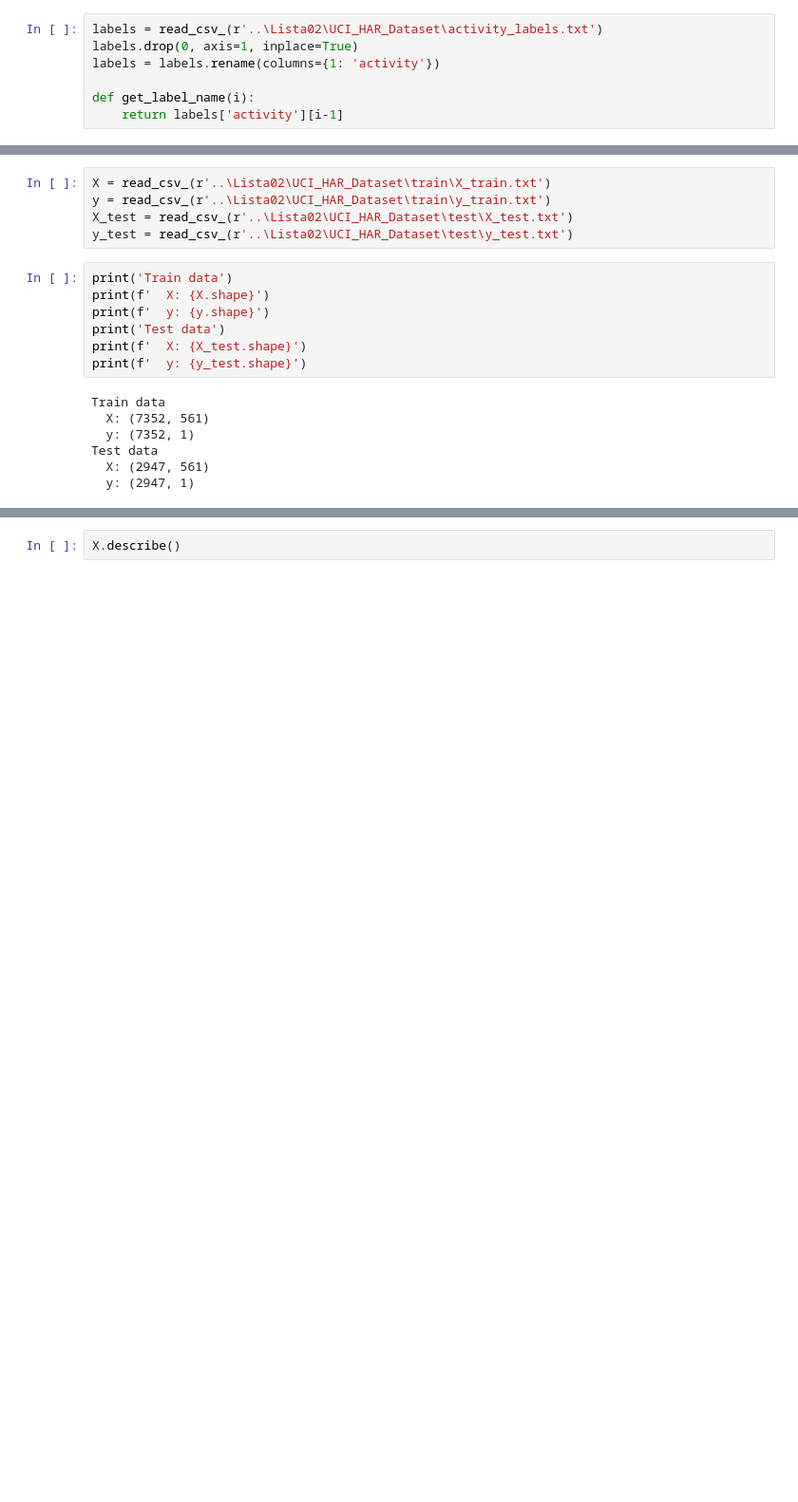
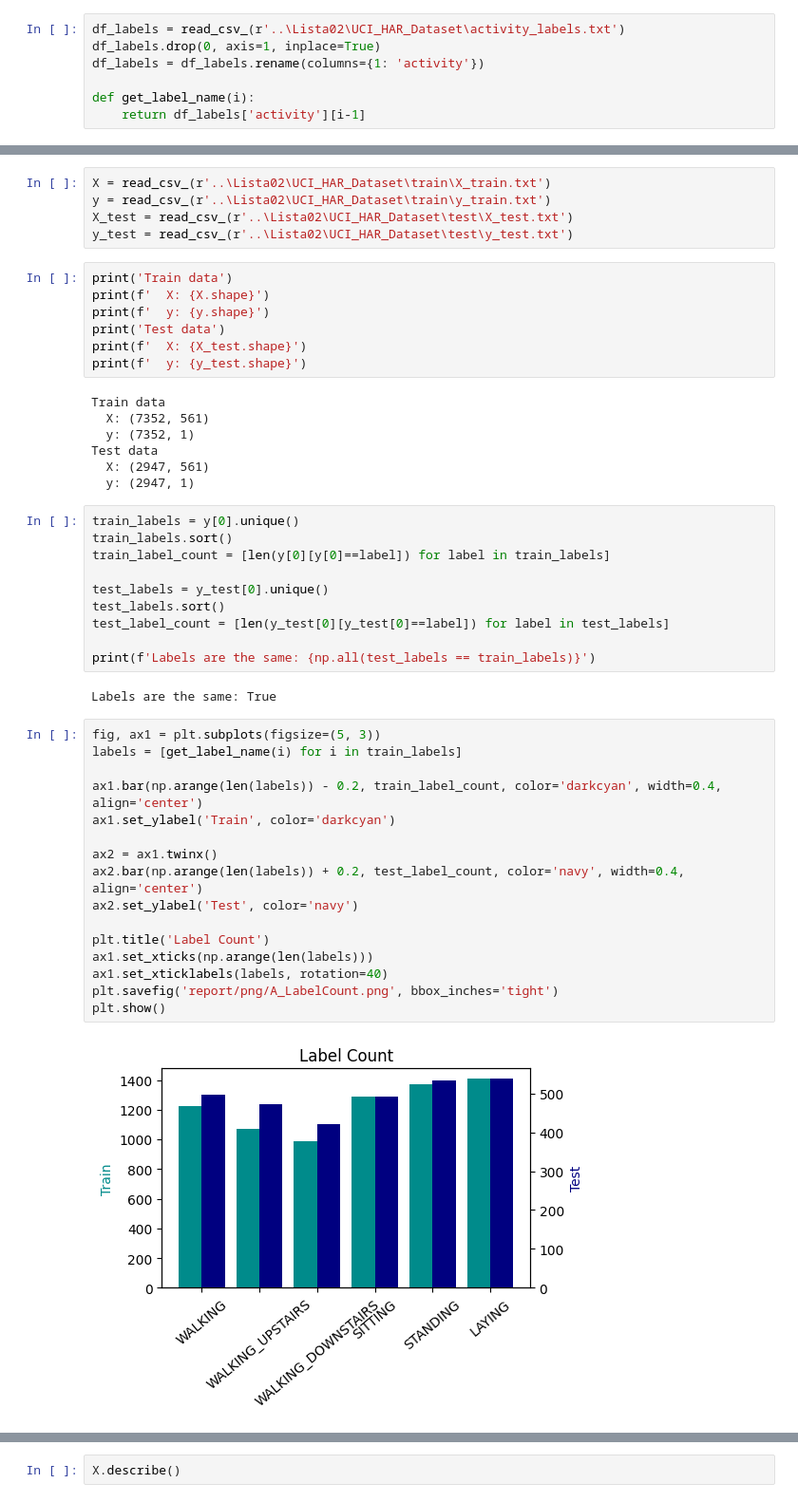
Before and after one commit to TiagoCAAmorim/machine_learning, a Jupyter notebook: Lista02/Lista02.ipynb, the cells around one changed output, grey strips where cells are left out. Shown at 95% size. Saved outputs shown, nothing was run; the diff lists cells and outputs as text; blank space fills up the shorter version.

```diff
--- a/Lista02/Lista02.ipynb
+++ b/Lista02/Lista02.ipynb
@@ -53,10 +69,10 @@ def read_csv_(path, sep=r"\s+|;|:|,"):
         engine='python',
         header=None)
 # %%
-labels = read_csv_(r'..\Lista02\UCI_HAR_Dataset\activity_labels.txt')
-labels.drop(0, axis=1, inplace=True)
-labels = labels.rename(columns={1: 'activity'})
+df_labels = read_csv_(r'..\Lista02\UCI_HAR_Dataset\activity_labels.txt')
+df_labels.drop(0, axis=1, inplace=True)
+df_labels = df_labels.rename(columns={1: 'activity'})
 
 def get_label_name(i):
-    return labels['activity'][i-1]
+    return df_labels['activity'][i-1]
 # %%
@@ -85,3 +101,33 @@ Train data
 Test data
   X: (2947, 561)
   y: (2947, 1)
+# %%
+train_labels = y[0].unique()
+train_labels.sort()
+train_label_count = [len(y[0][y[0]==label]) for label in train_labels]
+
+test_labels = y_test[0].unique()
+test_labels.sort()
+test_label_count = [len(y_test[0][y_test[0]==label]) for label in test_labels]
+
+print(f'Labels are the same: {np.all(test_labels == train_labels)}')
+# %% [output]
+Labels are the same: True
+# %%
+fig, ax1 = plt.subplots(figsize=(5, 3))
+labels = [get_label_name(i) for i in train_labels]
+
+ax1.bar(np.arange(len(labels)) - 0.2, train_label_count, color='darkcyan', width=0.4, align='center')
+ax1.set_ylabel('Train', color='darkcyan')
+
+ax2 = ax1.twinx()
+ax2.bar(np.arange(len(labels)) + 0.2, test_label_count, color='navy', width=0.4, align='center')
+ax2.set_ylabel('Test', color='navy')
+
+plt.title('Label Count')
+ax1.set_xticks(np.arange(len(labels)))
+ax1.set_xticklabels(labels, rotation=40)
+plt.savefig('report/png/A_LabelCount.png', bbox_inches='tight')
+plt.show()
+# %% [output]
+[figure, added]
```
Also changed, not shown: parts of 20 cells of this notebook, 1 other file.
